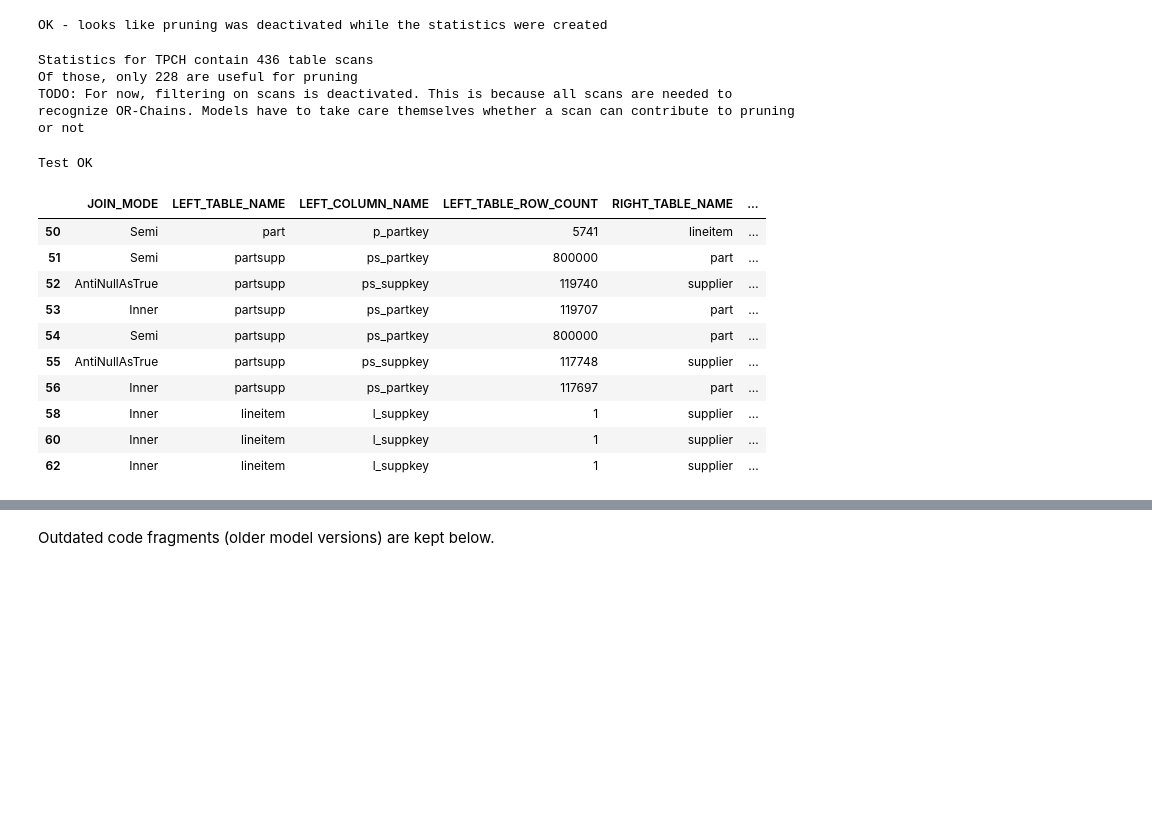
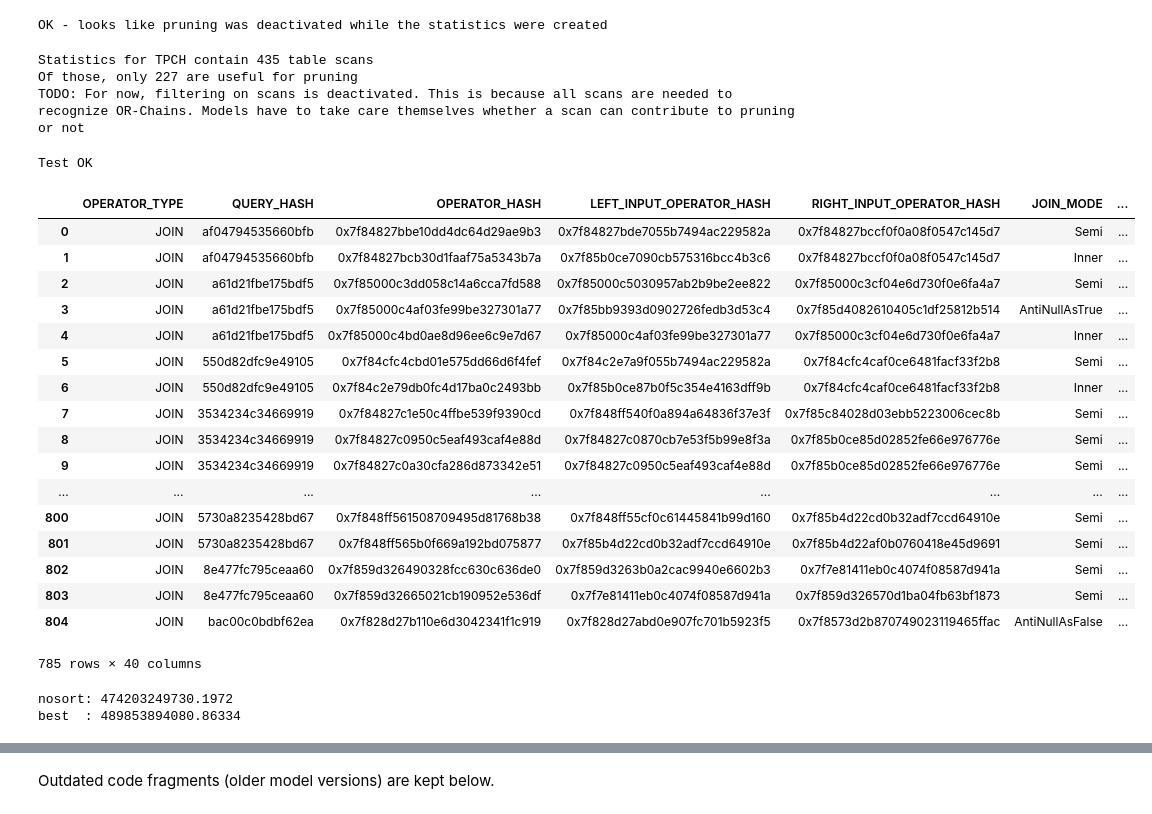
Before and after one commit to aloeser/clustering_model, a Jupyter notebook: model.ipynb, the cells around one changed output, grey strips where cells are left out. Saved outputs shown, nothing was run; the diff lists cells and outputs as text; code cells hidden in the pictures; blank space fills up the shorter version.

Commit message:
some model, some plotting

```diff
--- a/model.ipynb
+++ b/model.ipynb
@@ -16,16 +16,18 @@ BENCHMARK = "TPCH"
 CHUNK_SIZE = 65535
 
 if BENCHMARK == "TPCH":
-    SCALE_FACTOR = 1
+    SCALE_FACTOR = 10
     RUNS = 10
-    TIME = 60
-    STATISTICS_PATH = f"~/Dokumente/repos/example_plugin/TPC-H__SF_{SCALE_FACTOR}.000000__RUNS_{RUNS}__TIME_{TIME}__ENCODING_DictionaryFSBA"
-    STATISTICS_PATH = f"~/Dokumente/repos/example_plugin/TPCH-BASE"
+    TIME = 300
+    #STATISTICS_PATH = f"~/Dokumente/repos/example_plugin/TPC-H__SF_{SCALE_FACTOR}.000000__RUNS_{RUNS}__TIME_{TIME}__ENCODING_DictionaryFSBA"
+    #STATISTICS_PATH = f"~/Dokumente/repos/example_plugin/TPCH-BASE"
+    STATISTICS_PATH = "~/Dokumente/repos/example_plugin/stats/final/tpch/sf10_r10/l_orderkey-100"
 elif BENCHMARK == "TPCDS":
-    SCALE_FACTOR = 1
+    SCALE_FACTOR = 10
     RUNS = 1
     TIME = 60
-    STATISTICS_PATH = f"~/Dokumente/repos/example_plugin/TPC-DS__SF_{SCALE_FACTOR}.000000__RUNS_{RUNS}__TIME_{TIME}"
+    #STATISTICS_PATH = f"~/Dokumente/repos/example_plugin/TPC-DS__SF_{SCALE_FACTOR}.000000__RUNS_{RUNS}__TIME_{TIME}__ENCODING_DictionaryFSBA"
+    STATISTICS_PATH = "~/Dokumente/repos/example_plugin/stats/final/tpcds/sf10-2d/nosort"
 else:
     raise Exception("Unknown benchmark: " + BENCHMARK)
 
@@ -155,8 +157,8 @@ print(f"Of those, only {len(scans[scans['useful_for_pruning']])} are useful for
 
 print("TODO: For now, filtering on scans is deactivated. This is because all scans are needed to recognize OR-Chains. Models have to take care themselves whether a scan can contribute to pruning or not")
 # %% [output]
-Statistics for TPCH contain 436 table scans
-Of those, only 228 are useful for pruning
+Statistics for TPCH contain 435 table scans
+Of those, only 227 are useful for pruning
 TODO: For now, filtering on scans is deactivated. This is because all scans are needed to recognize OR-Chains. Models have to take care themselves whether a scan can contribute to pruning or not
 # %%
 def test_determine_or_chains():
@@ -226,63 +228,63 @@ def get_sorted_columns_during_creation():
 
 assert_correct_statistics_loaded()
 
-def load_join_statistics():
+def load_join_statistics(path=STATISTICS_PATH):
     def line_looks_suspicious(row):
         right_table_name = row['RIGHT_TABLE_NAME']
         if pd.isnull(right_table_name):
             pass
         elif row['RIGHT_TABLE_ROW_COUNT'] > table_sizes[row['RIGHT_TABLE_NAME']]:
             return True
 
         left_table_name = row['LEFT_TABLE_NAME']
         if pd.isnull(left_table_name):
             pass
         elif row['LEFT_TABLE_ROW_COUNT'] > table_sizes[row['LEFT_TABLE_NAME']]:
             return True
 
         return False
 
     def validate_joins(joins):
         is_suspicious = joins.apply(line_looks_suspicious, axis=1)
         suspicious_joins = joins[is_suspicious]
-        assert len(suspicious_joins) < 3, f"there are {len(suspicious_joins)} suspicious joins:\n{suspicious_joins[['JOIN_MODE', 'LEFT_TABLE_NAME', 'LEFT_COLUMN_NAME', 'LEFT_TABLE_ROW_COUNT', 'RIGHT_TABLE_NAME', 'RIGHT_COLUMN_NAME', 'RIGHT_TABLE_ROW_COUNT', 'OUTPUT_ROW_COUNT']]}"
+        assert len(suspicious_joins) < 4, f"there are {len(suspicious_joins)} suspicious joins:\n{suspicious_joins[['JOIN_MODE', 'LEFT_TABLE_NAME', 'LEFT_COLUMN_NAME', 'LEFT_TABLE_ROW_COUNT', 'RIGHT_TABLE_NAME', 'RIGHT_COLUMN_NAME', 'RIGHT_TABLE_ROW_COUNT', 'OUTPUT_ROW_COUNT']]}"
 
-    joins = pd.read_csv(f"{STATISTICS_PATH}/joins.csv", sep='|')
+    joins = pd.read_csv(f"{path}/joins.csv", sep='|')
     joins = joins.dropna()
     joins['PROBE_TABLE'] = joins.apply(lambda x: x[x['PROBE_SIDE'] + "_TABLE_NAME"] if not x['PROBE_SIDE'] == "NULL" else "NULL", axis=1)
     joins['PROBE_COLUMN'] = joins.apply(lambda x: x[x['PROBE_SIDE'] + "_COLUMN_NAME"] if not x['PROBE_SIDE'] == "NULL" else "NULL", axis=1)
     joins['PROBE_TABLE_ROW_COUNT'] = joins.apply(lambda x: x[x['PROBE_SIDE'] + "_TABLE_ROW_COUNT"]if not x['PROBE_SIDE'] == "NULL" else "NULL" , axis=1)
     joins['BUILD_TABLE'] = joins.apply(lambda x: x[x['BUILD_SIDE'] + "_TABLE_NAME"] if not x['BUILD_SIDE'] == "NULL" else "NULL", axis=1)
     joins['BUILD_COLUMN'] = joins.apply(lambda x: x[x['BUILD_SIDE'] + "_COLUMN_NAME"] if not x['BUILD_SIDE'] == "NULL" else "NULL", axis=1)
     joins['BUILD_TABLE_ROW_COUNT'] = joins.apply(lambda x: x[x['BUILD_SIDE'] + "_TABLE_ROW_COUNT"] if not x['BUILD_SIDE'] == "NULL" else "NULL", axis=1)
     validate_joins(joins)
 
-
-    # TODOS
-
-    # code: export which side is probe
-    # model: add columns for probe and build table size
-    # model: use more precise values for build and probe materialization
-
-
-
-    #TODO code: activate higher cache size
+    tmp = joins['BUILD_SORTED'].copy()
+    joins['BUILD_SORTED'] = joins['PROBE_SORTED'].copy()
+    joins['PROBE_SORTED'] = tmp
 
     return joins
 
-load_join_statistics().iloc[50:60][['JOIN_MODE', 'LEFT_TABLE_NAME', 'LEFT_COLUMN_NAME', 'LEFT_TABLE_ROW_COUNT', 'RIGHT_TABLE_NAME', 'RIGHT_COLUMN_NAME', 'RIGHT_TABLE_ROW_COUNT', 'OUTPUT_ROW_COUNT']]
+load_join_statistics()#.iloc[50:60][['JOIN_MODE', 'LEFT_TABLE_NAME', 'LEFT_COLUMN_NAME', 'LEFT_TABLE_ROW_COUNT', 'RIGHT_TABLE_NAME', 'RIGHT_COLUMN_NAME', 'RIGHT_TABLE_ROW_COUNT', 'OUTPUT_ROW_COUNT']]
 # %% [output]
-|  | JOIN_MODE | LEFT_TABLE_NAME | LEFT_COLUMN_NAME | LEFT_TABLE_ROW_COUNT | RIGHT_TABLE_NAME | ... |
-| 50 | Semi | part | p_partkey | 5741 | lineitem | ... |
-| 51 | Semi | partsupp | ps_partkey | 800000 | part | ... |
-| 52 | AntiNullAsTrue | partsupp | ps_suppkey | 119740 | supplier | ... |
-| 53 | Inner | partsupp | ps_partkey | 119707 | part | ... |
-| 54 | Semi | partsupp | ps_partkey | 800000 | part | ... |
-| 55 | AntiNullAsTrue | partsupp | ps_suppkey | 117748 | supplier | ... |
-| 56 | Inner | partsupp | ps_partkey | 117697 | part | ... |
-| 58 | Inner | lineitem | l_suppkey | 1 | supplier | ... |
-| 60 | Inner | lineitem | l_suppkey | 1 | supplier | ... |
-| 62 | Inner | lineitem | l_suppkey | 1 | supplier | ... |
+|  | OPERATOR_TYPE | QUERY_HASH | OPERATOR_HASH | LEFT_INPUT_OPERATOR_HASH | RIGHT_INPUT_OPERATOR_HASH | JOIN_MODE | ... |
+| 0 | JOIN | af04794535660bfb | 0x7f84827bbe10dd4dc64d29ae9b3 | 0x7f84827bde7055b7494ac229582a | 0x7f84827bccf0f0a08f0547c145d7 | Semi | ... |
+| 1 | JOIN | af04794535660bfb | 0x7f84827bcb30d1faaf75a5343b7a | 0x7f85b0ce7090cb575316bcc4b3c6 | 0x7f84827bccf0f0a08f0547c145d7 | Inner | ... |
+| 2 | JOIN | a61d21fbe175bdf5 | 0x7f85000c3dd058c14a6cca7fd588 | 0x7f85000c5030957ab2b9be2ee822 | 0x7f85000c3cf04e6d730f0e6fa4a7 | Semi | ... |
+| 3 | JOIN | a61d21fbe175bdf5 | 0x7f85000c4af03fe99be327301a77 | 0x7f85bb9393d0902726fedb3d53c4 | 0x7f85d4082610405c1df25812b514 | AntiNullAsTrue | ... |
+| 4 | JOIN | a61d21fbe175bdf5 | 0x7f85000c4bd0ae8d96ee6c9e7d67 | 0x7f85000c4af03fe99be327301a77 | 0x7f85000c3cf04e6d730f0e6fa4a7 | Inner | ... |
+| 5 | JOIN | 550d82dfc9e49105 | 0x7f84cfc4cbd01e575dd66d6f4fef | 0x7f84c2e7a9f055b7494ac229582a | 0x7f84cfc4caf0ce6481facf33f2b8 | Semi | ... |
+| 6 | JOIN | 550d82dfc9e49105 | 0x7f84c2e79db0fc4d17ba0c2493bb | 0x7f85b0ce87b0f5c354e4163dff9b | 0x7f84cfc4caf0ce6481facf33f2b8 | Inner | ... |
+| 7 | JOIN | 3534234c34669919 | 0x7f84827c1e50c4ffbe539f9390cd | 0x7f848ff540f0a894a64836f37e3f | 0x7f85c84028d03ebb5223006cec8b | Semi | ... |
+| 8 | JOIN | 3534234c34669919 | 0x7f84827c0950c5eaf493caf4e88d | 0x7f84827c0870cb7e53f5b99e8f3a | 0x7f85b0ce85d02852fe66e976776e | Semi | ... |
+| 9 | JOIN | 3534234c34669919 | 0x7f84827c0a30cfa286d873342e51 | 0x7f84827c0950c5eaf493caf4e88d | 0x7f85b0ce85d02852fe66e976776e | Semi | ... |
+| ... | ... | ... | ... | ... | ... | ... | ... |
+| 800 | JOIN | 5730a8235428bd67 | 0x7f848ff561508709495d81768b38 | 0x7f848ff55cf0c61445841b99d160 | 0x7f85b4d22cd0b32adf7ccd64910e | Semi | ... |
+| 801 | JOIN | 5730a8235428bd67 | 0x7f848ff565b0f669a192bd075877 | 0x7f85b4d22cd0b32adf7ccd64910e | 0x7f85b4d22af0b0760418e45d9691 | Semi | ... |
+| 802 | JOIN | 8e477fc795ceaa60 | 0x7f859d326490328fcc630c636de0 | 0x7f859d3263b0a2cac9940e6602b3 | 0x7f7e81411eb0c4074f08587d941a | Semi | ... |
+| 803 | JOIN | 8e477fc795ceaa60 | 0x7f859d32665021cb190952e536df | 0x7f7e81411eb0c4074f08587d941a | 0x7f859d326570d1ba04fb63bf1873 | Semi | ... |
+| 804 | JOIN | bac00c0bdbf62ea | 0x7f828d27b110e6d3042341f1c919 | 0x7f828d27abd0e907fc701b5923f5 | 0x7f8573d2b870749023119465ffac | AntiNullAsFalse | ... |
+785 rows × 40 columns
 # %%
 # Extract interesting table names
 # Currently fixed to columns which are scanned or used in joins
@@ -1106,3 +1250,13 @@ class DisjointClustersModel(SingleTableMdcModel):
         #assert estimated_chunksize >= allowed_percentage * self.target_chunksize, f"chunks should not be too much smaller than target_chunksize: {estimated_chunksize} < {allowed_percentage} * {self.target_chunksize}"
 
         return cluster_counts
+# %%
+if False or BENCHMARK == "TPCH":
+    model = create_model("lineitem", 2)
+    time0 = model.estimate_total_runtime(["l_orderkey"], "l_orderkey", [100])
+    time1 = model.estimate_total_runtime(["l_orderkey", "l_shipdate"], "l_orderkey", [50, 20])
+    print(f"nosort: {time0}")
+    print(f"best  : {time1}")
+# %% [output]
+nosort: 474203249730.1972
+best  : 489853894080.86334
```
Also changed, not shown: parts of 24 cells of this notebook.
